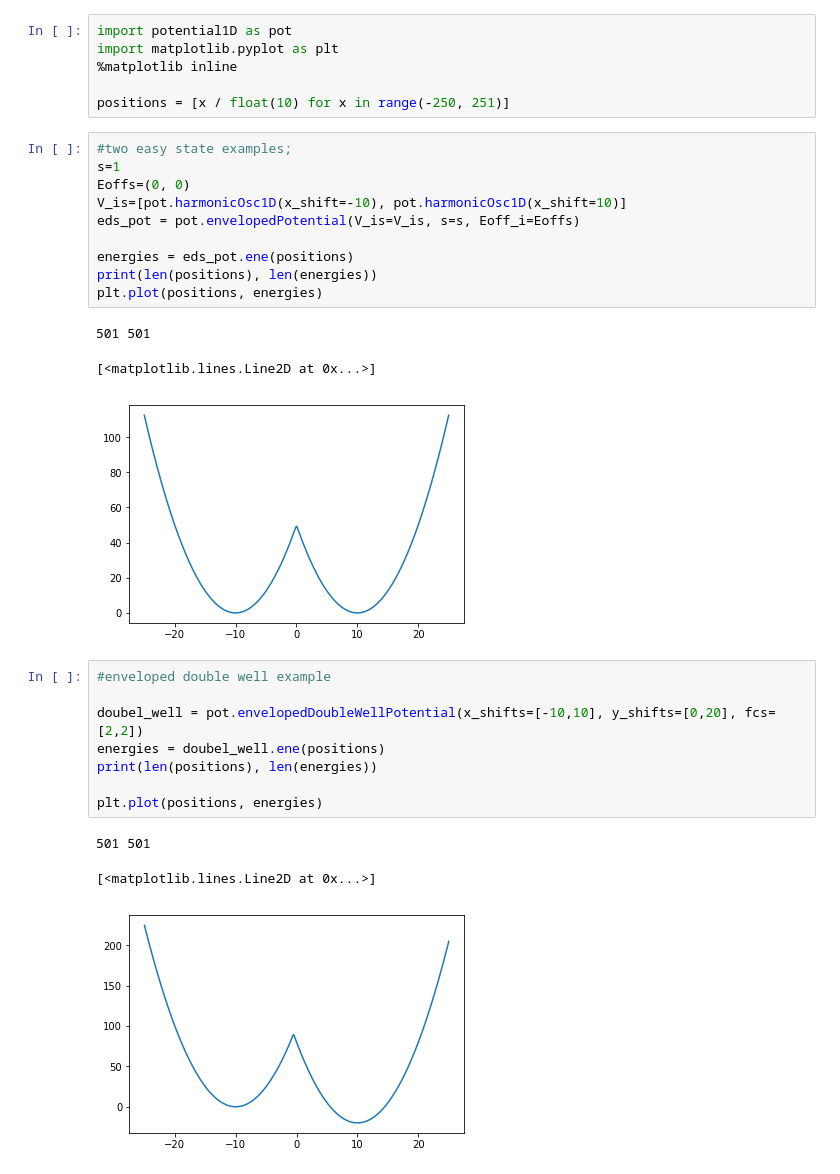
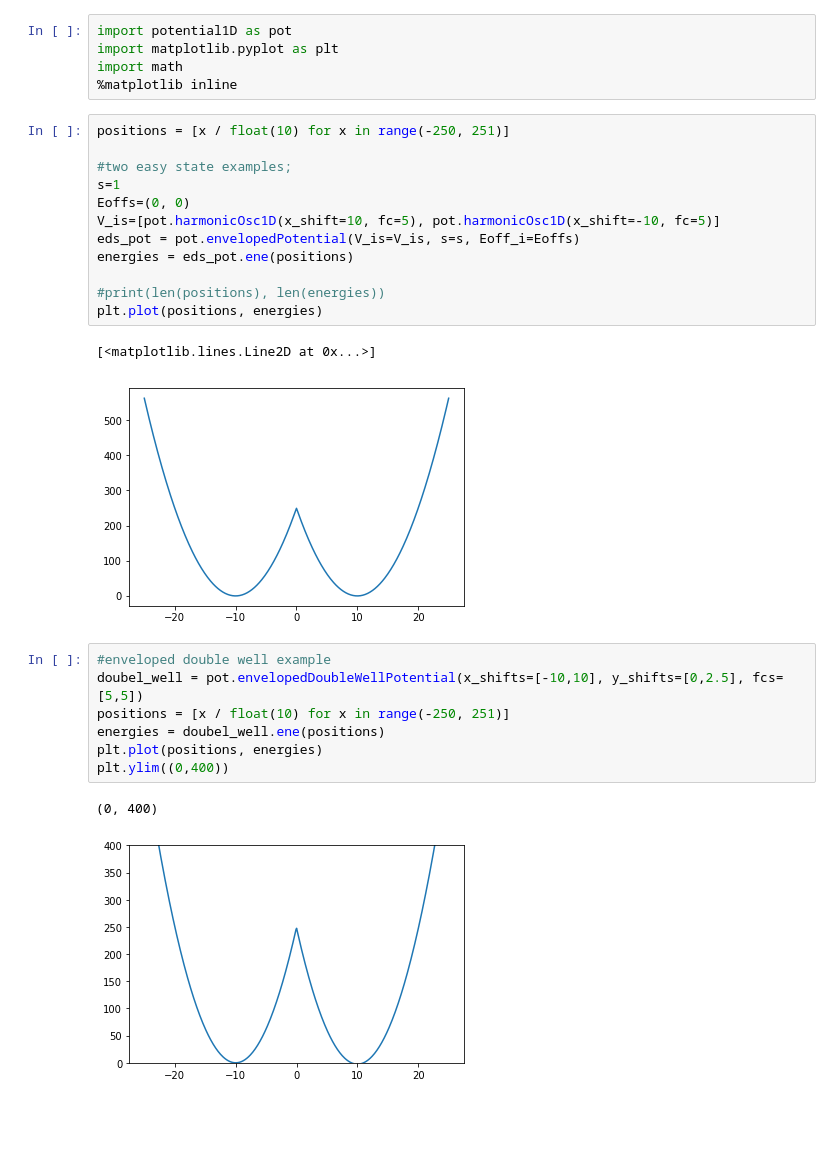
Before and after one commit to dfhahn/ConveyorBelt, a Jupyter notebook: exampleEnvelopedPotential.ipynb, the cells around one changed output. Drawn from its saved outputs; the diff is of its cells as text; blank space fills up the shorter version.

```diff
--- a/exampleEnvelopedPotential.ipynb
+++ b/exampleEnvelopedPotential.ipynb
@@ -1,35 +1,33 @@
 # %%
 import potential1D as pot
 import matplotlib.pyplot as plt
+import math
 %matplotlib inline
-
-positions = [x / float(10) for x in range(-250, 251)]
 # %%
+positions = [x / float(10) for x in range(-250, 251)]
+
 #two easy state examples;
 s=1
 Eoffs=(0, 0)
-V_is=[pot.harmonicOsc1D(x_shift=-10), pot.harmonicOsc1D(x_shift=10)]
+V_is=[pot.harmonicOsc1D(x_shift=10, fc=5), pot.harmonicOsc1D(x_shift=-10, fc=5)]
 eds_pot = pot.envelopedPotential(V_is=V_is, s=s, Eoff_i=Eoffs)
+energies = eds_pot.ene(positions)
 
-energies = eds_pot.ene(positions)
-print(len(positions), len(energies))
+#print(len(positions), len(energies))
 plt.plot(positions, energies)
 # %% [output]
-501 501
+[<matplotlib.lines.Line2D at 0x...>]
-[<matplotlib.lines.Line2D at 0x...>]
-[figure, old version]
+[figure, new version]
 # %%
 #enveloped double well example
-
-doubel_well = pot.envelopedDoubleWellPotential(x_shifts=[-10,10], y_shifts=[0,20], fcs=[2,2])
+doubel_well = pot.envelopedDoubleWellPotential(x_shifts=[-10,10], y_shifts=[0,2.5], fcs=[5,5])
+positions = [x / float(10) for x in range(-250, 251)]
 energies = doubel_well.ene(positions)
-print(len(positions), len(energies))
-
 plt.plot(positions, energies)
+plt.ylim((0,400))
 # %% [output]
-501 501
+(0, 400)
-[<matplotlib.lines.Line2D at 0x...>]
-[figure, old version]
+[figure, new version]
 # %%
 #More copmlex example
 positions = [x / float(10) for x in range(-500, 501)]
```
Also changed, not shown: parts of 6 cells of this notebook.
